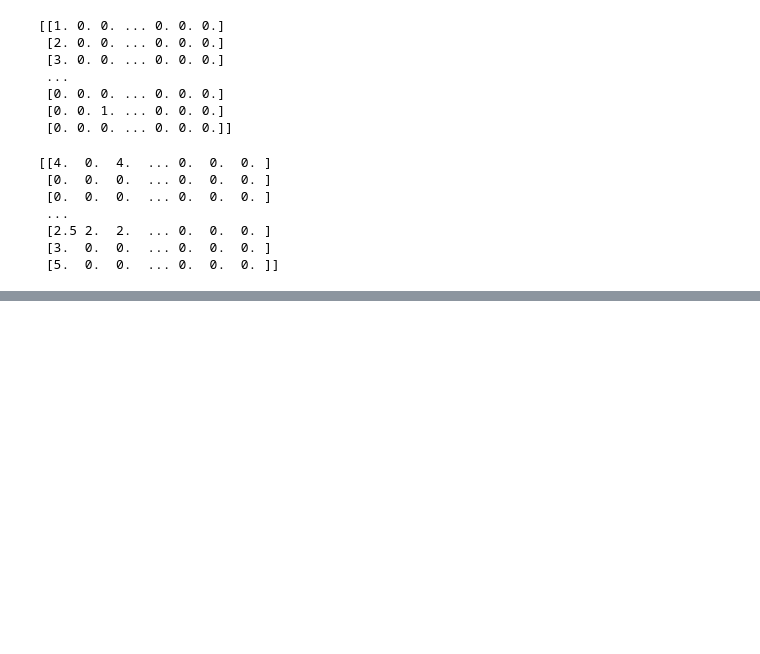
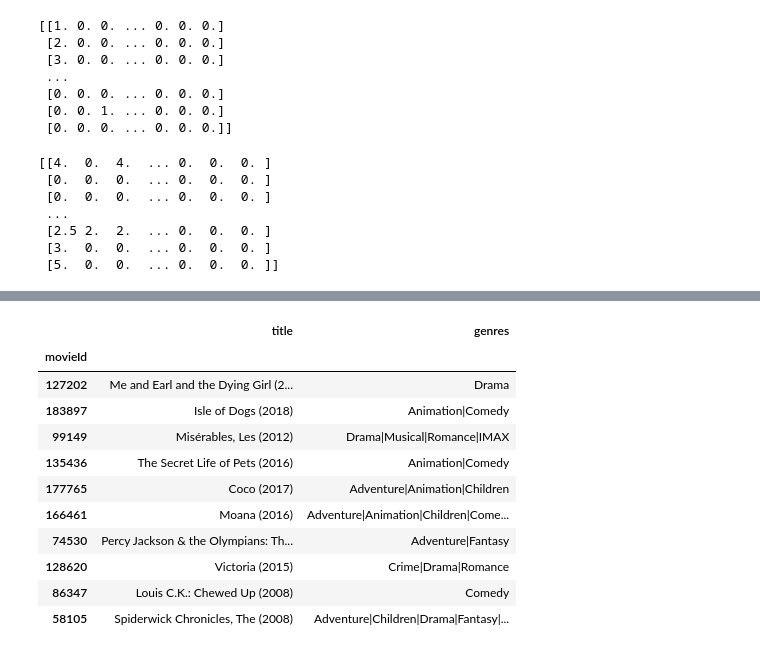
Before and after one commit to Her304/camellia, a Jupyter notebook: main.ipynb, the cells around one changed output, grey strips where cells are left out. Saved outputs shown, nothing was run; the diff lists cells and outputs as text; code cells hidden in the pictures; blank space fills up the shorter version.

Commit message:
added recommender, cleaning movie data with less than 5 rates, martix factorisation and evaluation

```diff
--- a/main.ipynb
+++ b/main.ipynb
@@ -509,0 +578,15 @@ print(pearson_corr_user)
+# %%
+ranking
+# %% [output]
+|  | title | genres |
+| movieId |  |  |
+| 127202 | Me and Earl and the Dying Girl (2... | Drama |
+| 183897 | Isle of Dogs (2018) | Animation|Comedy |
+| 99149 | Misérables, Les (2012) | Drama|Musical|Romance|IMAX |
+| 135436 | The Secret Life of Pets (2016) | Animation|Comedy |
+| 177765 | Coco (2017) | Adventure|Animation|Children |
+| 166461 | Moana (2016) | Adventure|Animation|Children|Come... |
+| 74530 | Percy Jackson & the Olympians: Th... | Adventure|Fantasy |
+| 128620 | Victoria (2015) | Crime|Drama|Romance |
+| 86347 | Louis C.K.: Chewed Up (2008) | Comedy |
+| 58105 | Spiderwick Chronicles, The (2008) | Adventure|Children|Drama|Fantasy|... |
```
Also changed, not shown: parts of 22 cells of this notebook.
